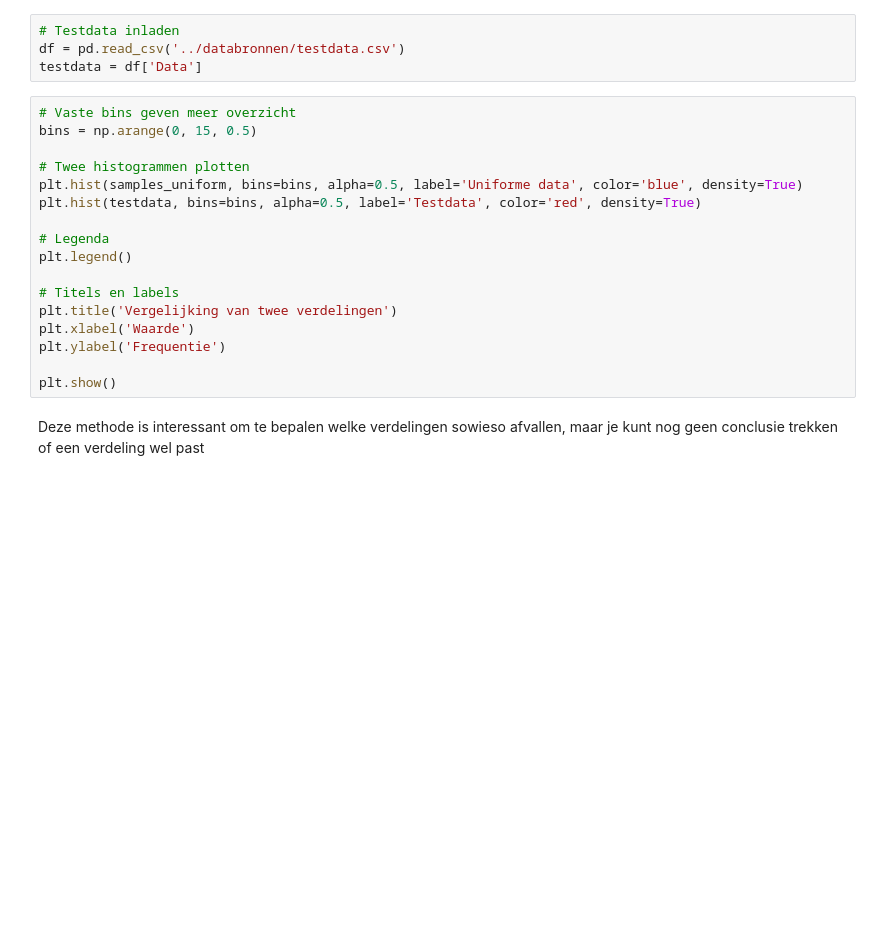
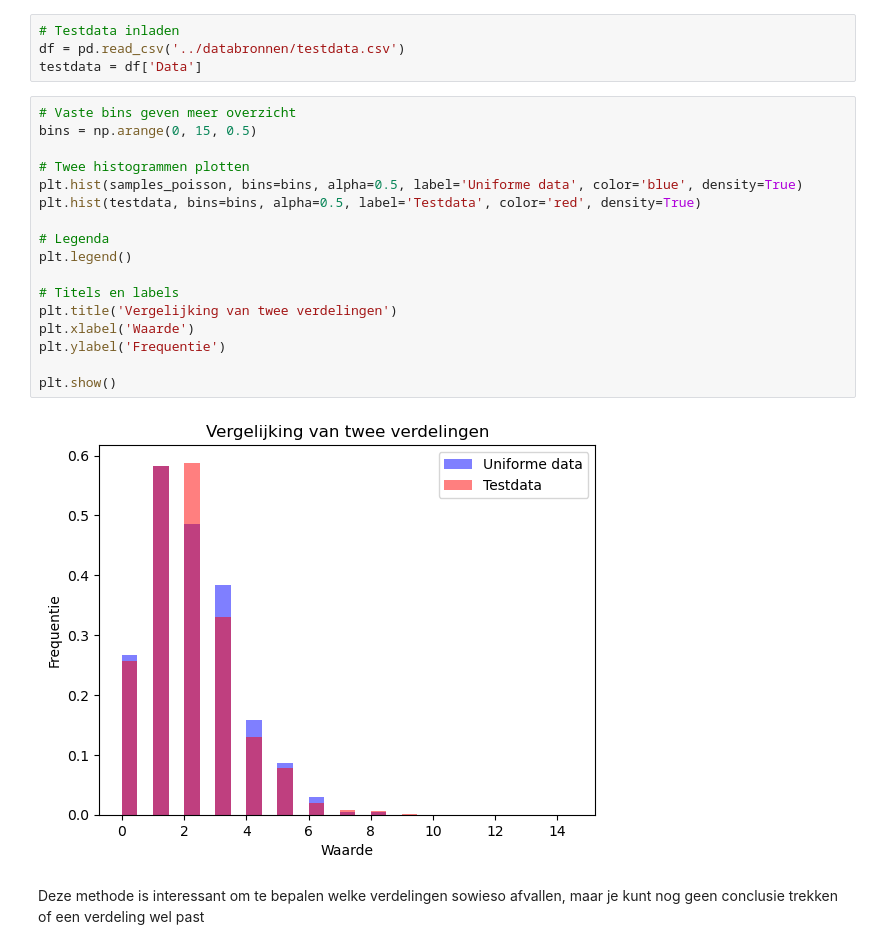
Before and after one commit to GitMathijs/S3_AI_lesmateriaal, a Jupyter notebook: Simulatie/Simulatie_les3.ipynb, the cells around one changed output. Drawn from its saved outputs; the diff is of its cells as text; blank space fills up the shorter version.

```diff
--- a/Simulatie/Simulatie_les3.ipynb
+++ b/Simulatie/Simulatie_les3.ipynb
@@ -180,20 +218,22 @@ testdata = df['Data']
 # %%
 # Vaste bins geven meer overzicht
 bins = np.arange(0, 15, 0.5)
 
 # Twee histogrammen plotten
-plt.hist(samples_uniform, bins=bins, alpha=0.5, label='Uniforme data', color='blue', density=True)
+plt.hist(samples_poisson, bins=bins, alpha=0.5, label='Uniforme data', color='blue', density=True)
 plt.hist(testdata, bins=bins, alpha=0.5, label='Testdata', color='red', density=True)
 
 # Legenda
 plt.legend()
 
 # Titels en labels
 plt.title('Vergelijking van twee verdelingen')
 plt.xlabel('Waarde')
 plt.ylabel('Frequentie')
 
 plt.show()
+# %% [output]
+[figure, added]
 # %% [markdown]
 Deze methode is interessant om te bepalen welke verdelingen sowieso afvallen, maar je kunt nog geen conclusie trekken of een verdeling wel past
 # %% [markdown]
```
Also changed, not shown: parts of 30 cells of this notebook.
